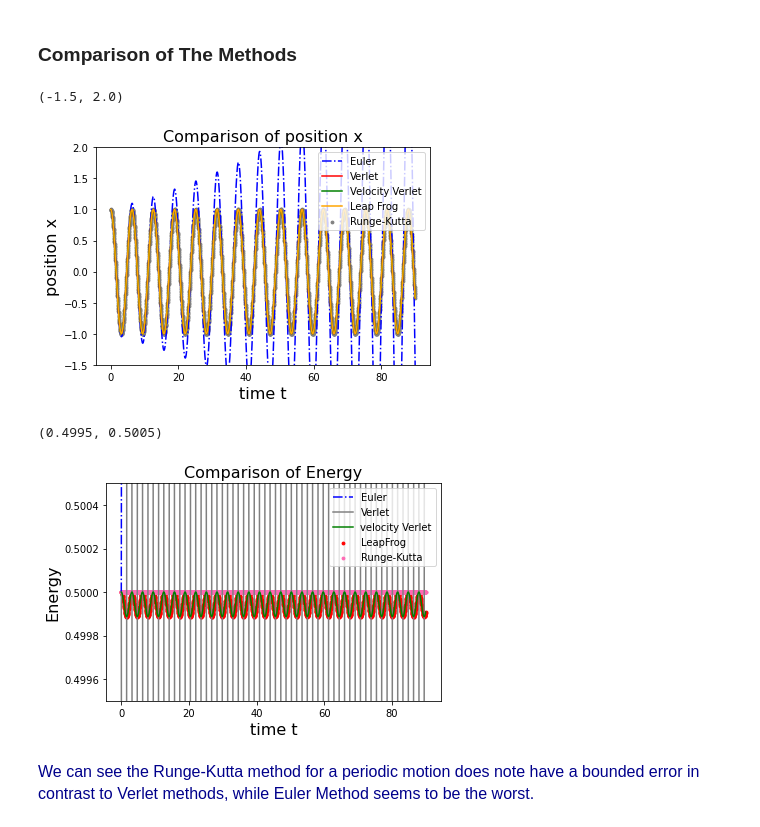
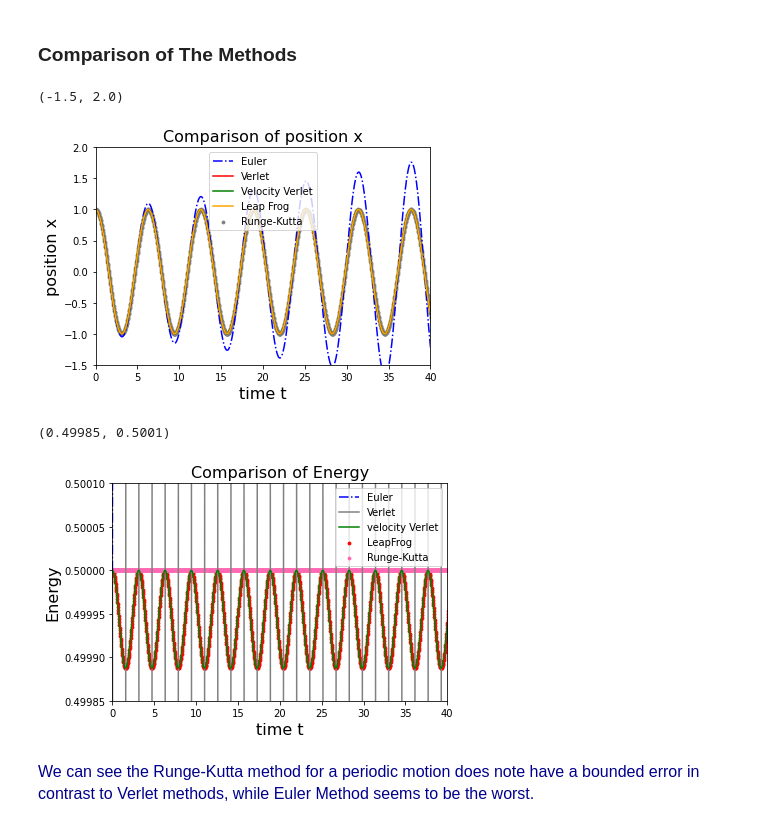
Before and after one commit to hylu666/hku-physics4150, a Jupyter notebook: Solving_Differential_Equations/Differential_Equations_1_Methods.ipynb, the cells around one changed output. Cells and saved outputs as stored; diff of their text form; code cells hidden in the pictures.

```diff
--- a/Solving_Differential_Equations/Differential_Equations_1_Methods.ipynb
+++ b/Solving_Differential_Equations/Differential_Equations_1_Methods.ipynb
@@ -204,24 +214,26 @@ plt.legend()
 plt.xlabel('time t',size=16)
 plt.ylabel('position x',size=16)
 plt.title('Comparison of position x',size=16)
+plt.xlim(0,40)
 plt.ylim(-1.5,2)
 # %% [output]
 (-1.5, 2.0)
-[figure, old version]
+[figure, new version]
 # %%
 #energy plot
 plt.plot(t_Eu,E_Eu,'-.',c='b',label='Euler')
 plt.plot(t_vv,E_v,color='gray',label='Verlet')
 plt.plot(t_vv,E_vv,color='green',label='velocity Verlet')
 plt.scatter(t_vv,E_lf,s=8,color='red',label='LeapFrog')
 plt.scatter(t_rk,E_rk,color='hotpink',s=8,label='Runge-Kutta')
 plt.legend()
 plt.xlabel('time t',size=16)
 plt.ylabel('Energy',size=16)
 plt.title('Comparison of Energy',size=16)
-plt.ylim(0.4995,0.5005)
+plt.xlim(0,40)
+plt.ylim(0.49985,0.5001)
 # %% [output]
-(0.4995, 0.5005)
+(0.49985, 0.5001)
-[figure, old version]
+[figure, new version]
 # %% [markdown]
 <font  face=Times color=darkblue size=3> We can see the Runge-Kutta method for a periodic motion does note have a bounded error in contrast to Verlet methods, while Euler Method seems to be the worst.
```
Also changed, not shown: parts of 1 cell of this notebook.
